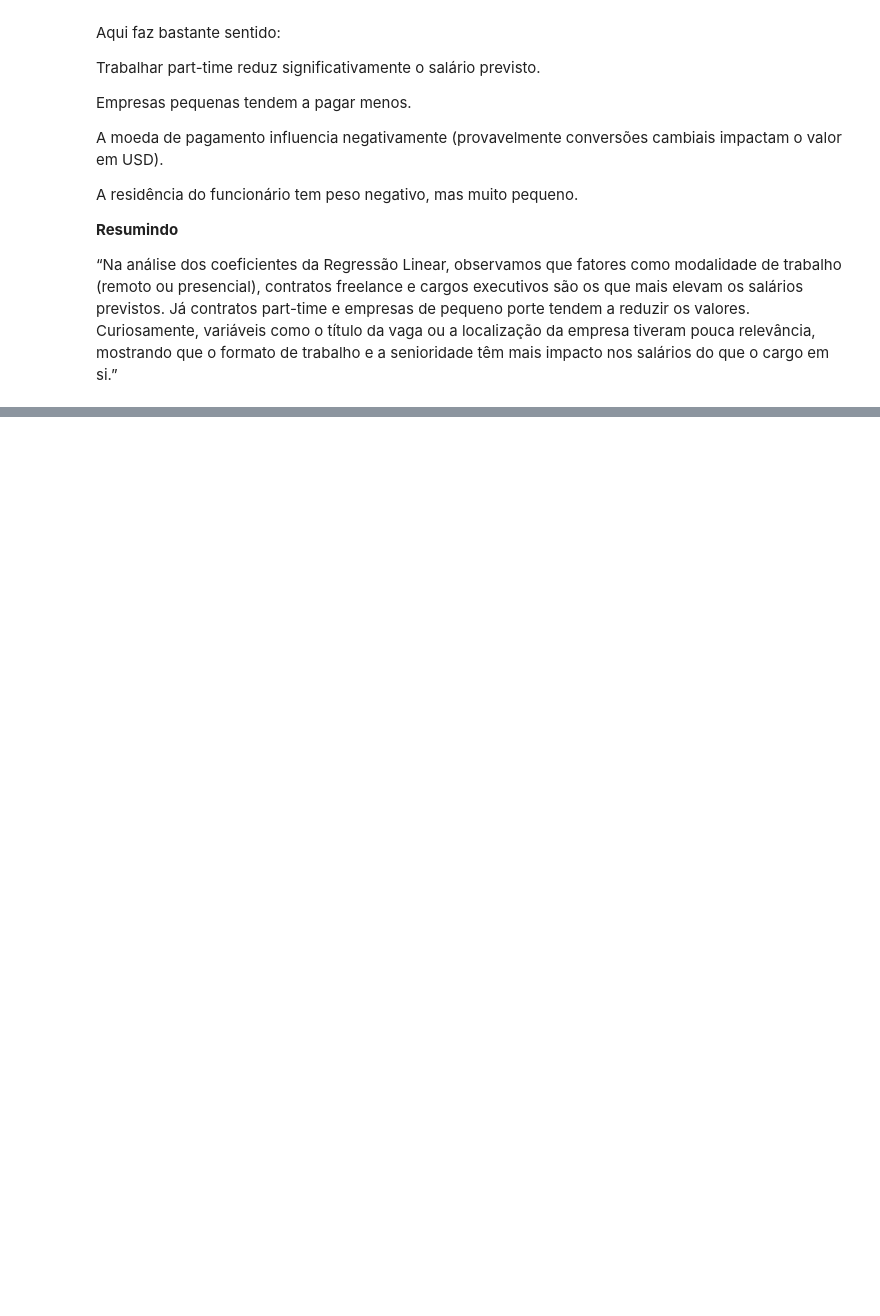
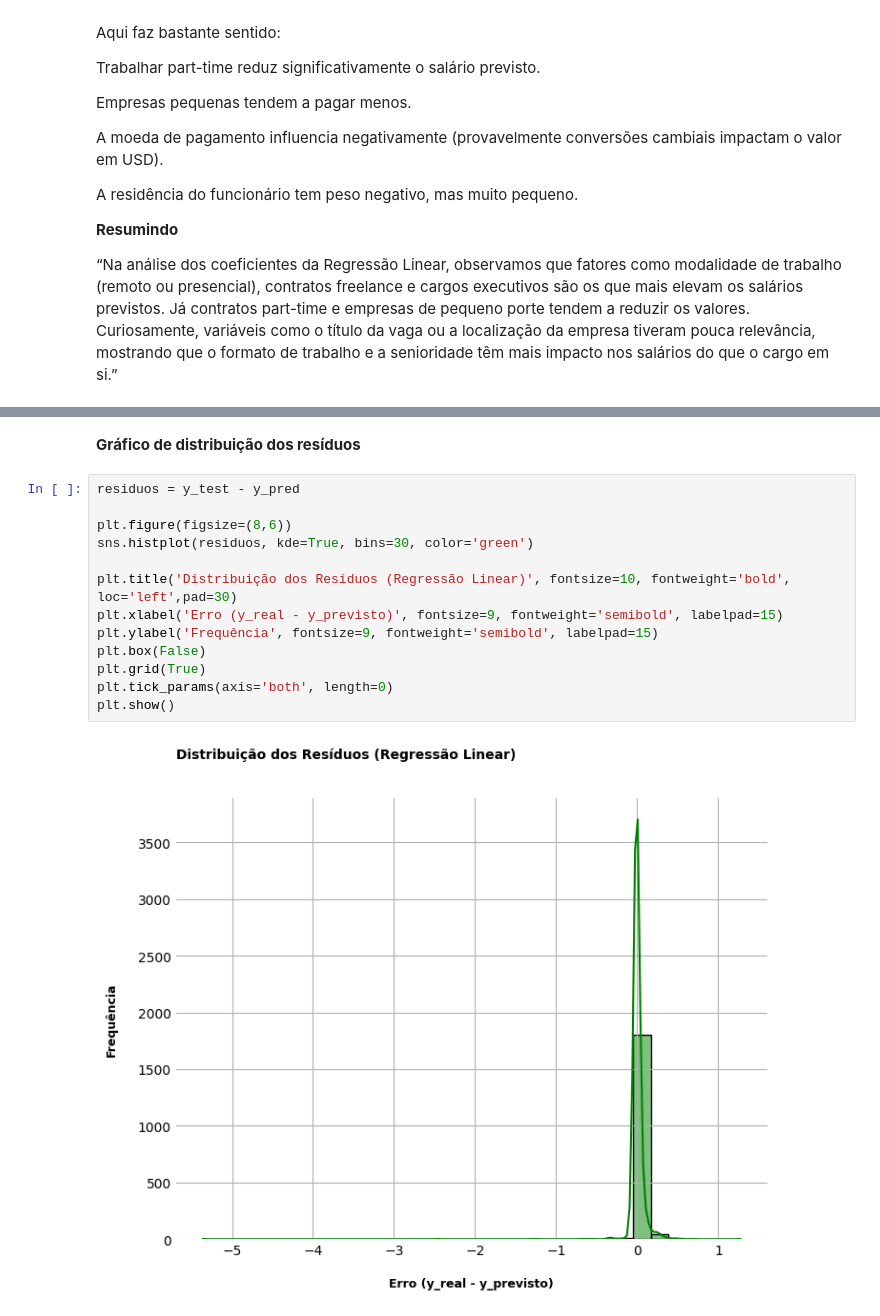
Before and after one commit to ricardo-paganini/data-salaries-analysis, a Jupyter notebook: data-salaries-analysis.ipynb, the cells around one changed output, grey strips where cells are left out. Cells and saved outputs as stored; diff of their text form; blank space fills up the shorter version.

```diff
--- a/data-salaries-analysis.ipynb
+++ b/data-salaries-analysis.ipynb
@@ -702,0 +693,17 @@ Um ponto importante: como ainda temos variáveis numéricas (ex: work_year, etc.
+# %% [markdown]
+**Gráfico de distribuição dos resíduos**
+# %%
+residuos = y_test - y_pred
+
+plt.figure(figsize=(8,6))
+sns.histplot(residuos, kde=True, bins=30, color='green')
+
+plt.title('Distribuição dos Resíduos (Regressão Linear)', fontsize=10, fontweight='bold', loc='left',pad=30)
+plt.xlabel('Erro (y_real - y_previsto)', fontsize=9, fontweight='semibold', labelpad=15)
+plt.ylabel('Frequência', fontsize=9, fontweight='semibold', labelpad=15)
+plt.box(False)
+plt.grid(True)
+plt.tick_params(axis='both', length=0)
+plt.show()
+# %% [output]
+[figure, added]
```
Also changed, not shown: parts of 12 cells of this notebook.
